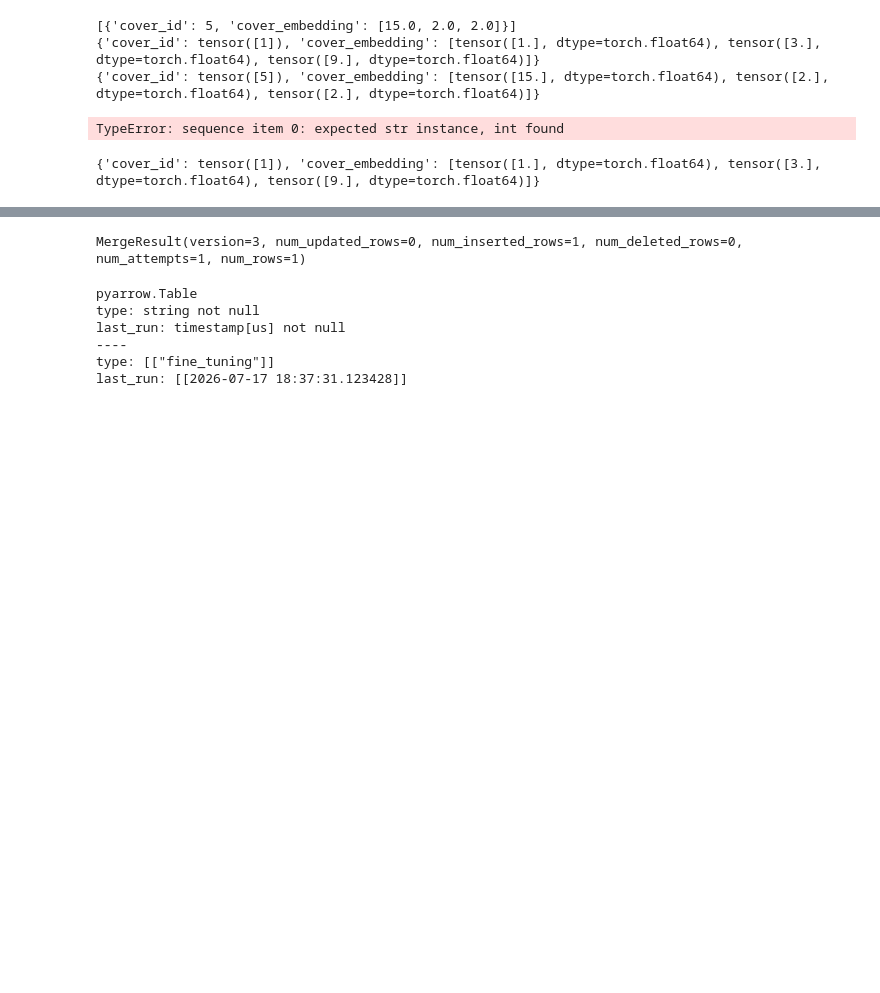
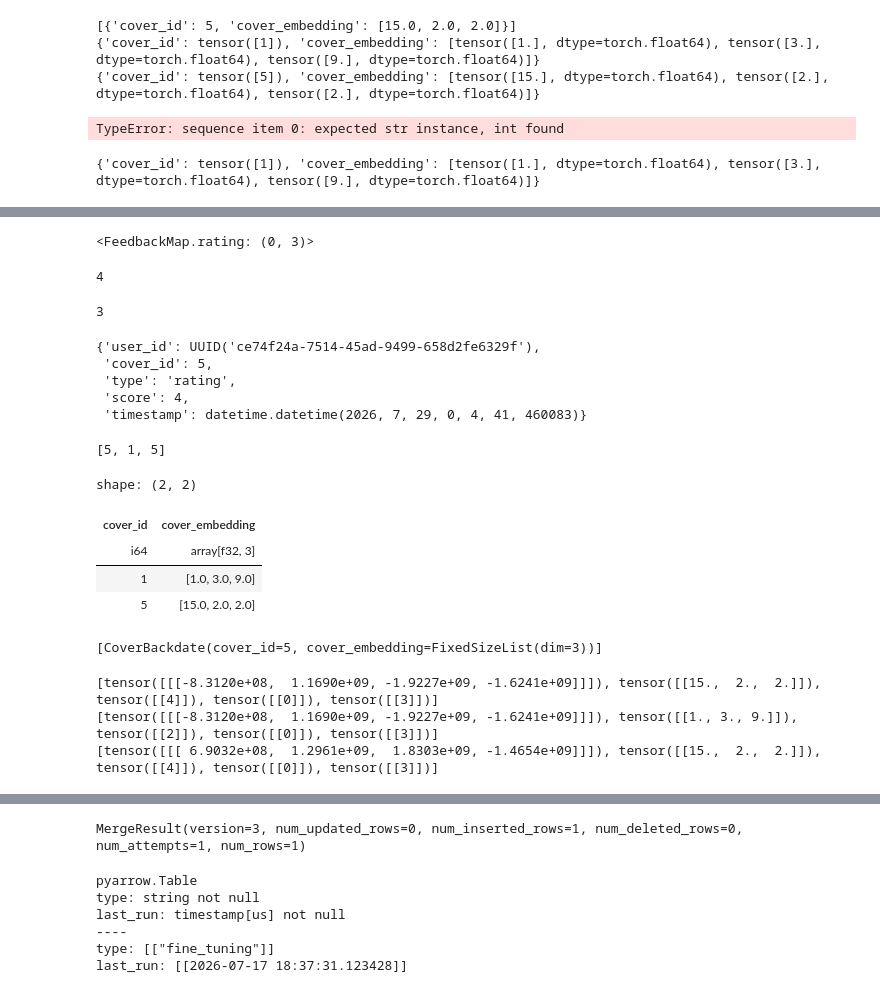
Before and after one commit to ByItsCover/bic-explore, a Jupyter notebook: data_pipeline/table_structure.ipynb, the cells around one changed output, grey strips where cells are left out. Drawn from its saved outputs; the diff is of its cells as text; code cells hidden in the pictures; blank space fills up the shorter version.

Commit message:
Model testing

```diff
--- a/data_pipeline/table_structure.ipynb
+++ b/data_pipeline/table_structure.ipynb
@@ -54,7 +55,7 @@ cover_schema = pa.schema(
         pa.field("isbn_13", pa.string(), nullable=False),
         pa.field("cover_url", pa.string(), nullable=False),
         pa.field("cover_embedding", pa.fixed_shape_tensor(pa.float32(), (clip_dim,)), nullable=False),
-        pa.field("tower_embedding", pa.list_(pa.float32(), tower_dim), nullable=False),
+        pa.field("tower_embedding", pa.list_(pa.float32(), tower_dim), nullable=True),
     ]
 )
 
@@ -335,0 +387,55 @@ timestamp: [[2026-07-17 18:37:30.775944]]
+# %%
+FeedbackMap.rating.other_thing
+# %% [output]
+<FeedbackMap.rating: (0, 3)>
+# %%
+interactions_res[0].score
+# %% [output]
+4
+# %%
+len(interactions_res)
+# %% [output]
+3
+# %%
+interactions_res[0]
+# %% [output]
+{'user_id': UUID('ce74f24a-7514-45ad-9499-658d2fe6329f'),
+ 'cover_id': 5,
+ 'type': 'rating',
+ 'score': 4,
+ 'timestamp': datetime.datetime(2026, 7, 29, 0, 4, 41, 460083)}
+# %%
+cover_ids = interactions_res.column("cover_id").to_pylist()
+cover_ids
+# %% [output]
+[5, 1, 5]
+# %%
+covers_res = (
+    cover_table.search()
+    .where(f"cover_id IN ({', '.join([f'{id}' for id in cover_ids])})")
+    .select(["cover_id", "cover_embedding"])
+    .limit(len(cover_ids))
+).to_polars()
+
+covers_res
+# %% [output]
+shape: (2, 2)
+| cover_id | cover_embedding |
+| i64 | array[f32, 3] |
+| 1 | [1.0, 3.0, 9.0] |
+| 5 | [15.0, 2.0, 2.0] |
+# %%
+class CoverBackdate(LanceModel):
+    cover_id: int
+    cover_embedding: Vector(clip_embedding_dim)  # pyright: ignore[reportInvalidTypeForm]
+
+covers_res_one = (
+    cover_table.search()
+    .where(f"cover_id = {cover_ids[0]}")
+    .select(["cover_id", "cover_embedding"])
+    .limit(1)
+).to_pydantic(CoverBackdate)
+
+covers_res_one
+# %% [output]
+[CoverBackdate(cover_id=5, cover_embedding=FixedSizeList(dim=3))]
@@ -335,0 +491,11 @@ timestamp: [[2026-07-17 18:37:30.775944]]
+# %%
+dataset = FeedbackDataSet(interaction_table, cover_table)
+
+dataloader = torch.utils.data.DataLoader(dataset, batch_size=1, shuffle=False)
+
+for batch in dataloader:
+    print(batch)
+# %% [output]
+[tensor([[[-8.3120e+08,  1.1690e+09, -1.9227e+09, -1.6241e+09]]]), tensor([[15.,  2.,  2.]]), tensor([[4]]), tensor([[0]]), tensor([[3]])]
+[tensor([[[-8.3120e+08,  1.1690e+09, -1.9227e+09, -1.6241e+09]]]), tensor([[1., 3., 9.]]), tensor([[2]]), tensor([[0]]), tensor([[3]])]
+[tensor([[[ 6.9032e+08,  1.2961e+09,  1.8303e+09, -1.4654e+09]]]), tensor([[15.,  2.,  2.]]), tensor([[4]]), tensor([[0]]), tensor([[3]])]
```
Also changed, not shown: parts of 41 cells of this notebook, 2 other files.
